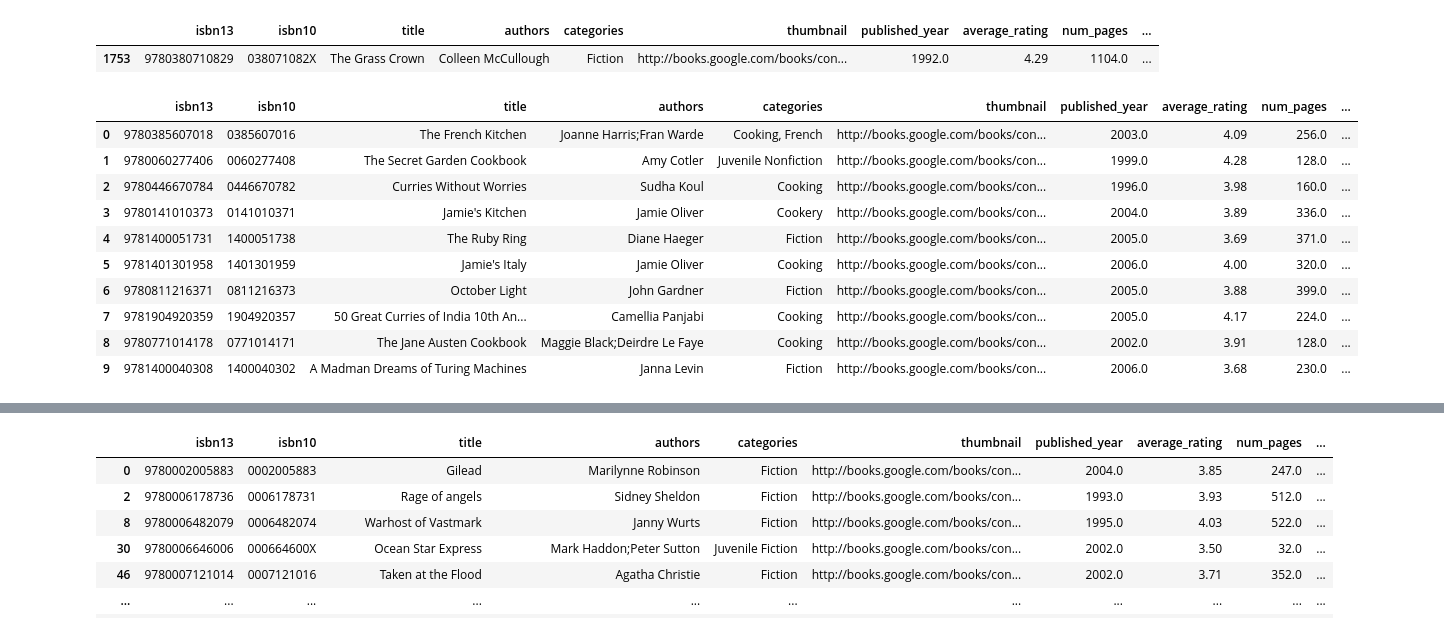
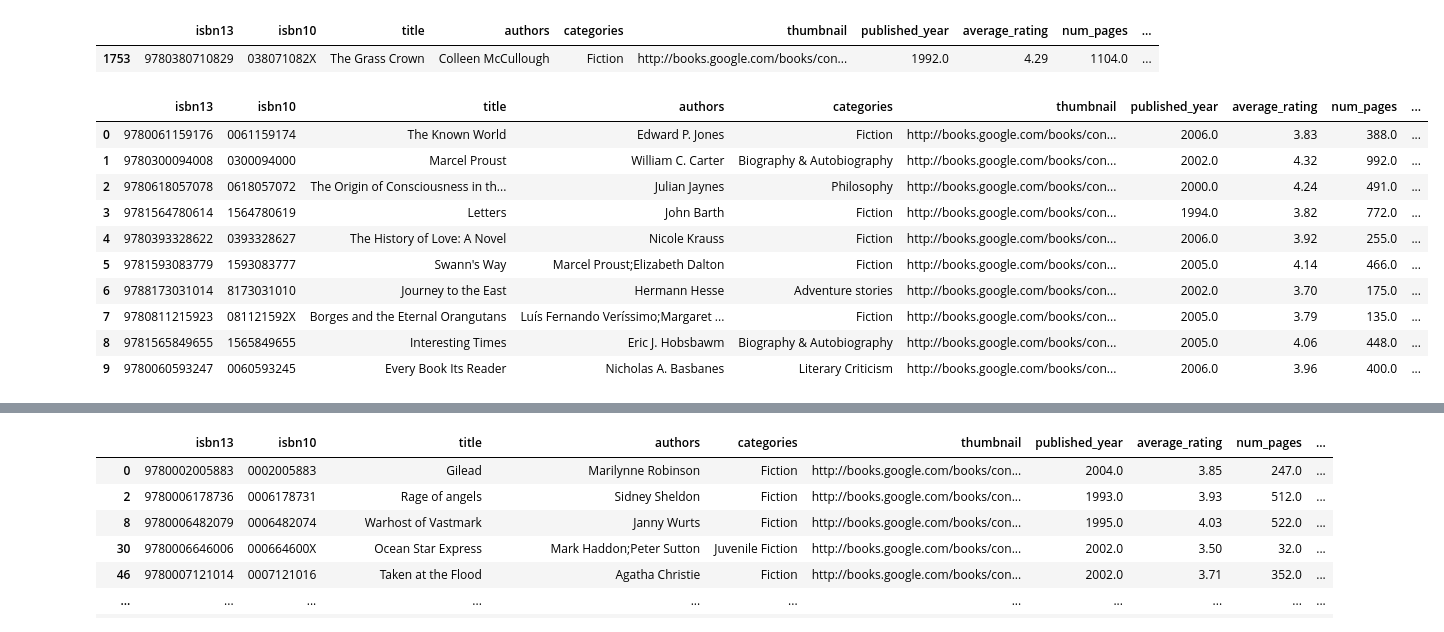
Before and after one commit to Anurag20075/book-recommender, a Jupyter notebook: vector_Search.ipynb, the cells around one changed output, grey strips where cells are left out. Drawn from its saved outputs; the diff is of its cells as text; code cells hidden in the pictures.

```diff
--- a/vector_Search.ipynb
+++ b/vector_Search.ipynb
@@ -30,7 +50,7 @@ books["tagged_description"].to_csv("tagged_descriptions.text",
 from langchain_community.document_loaders import TextLoader
 from langchain_text_splitters import CharacterTextSplitter
 
-raw_data = TextLoader("tagged_descriptions.text").load()
+raw_data = TextLoader("tagged_descriptions.text", encoding="utf-8").load()
 
 # 2. Set chunk_size to 1000 (roughly the length of a book summary)
 # and chunk_overlap to 100 (keeps context between chunks)
@@ -110,19 +177,27 @@ Starting initial ingestion...
 # %%
 import os
 from langchain_chroma import Chroma
+from langchain_huggingface import HuggingFaceEmbeddings
 
-# Use the exact same path and embedding function
-db_path = "book_db_final_version"
+# 1. Re-initialize the exact same model wrapper used for building
+model_name = "sentence-transformers/all-MiniLM-L6-v2"
+hf_embeddings = HuggingFaceEmbeddings(model_name=model_name)
+
+# 2. Path to your saved folder
+db_path = "./book_db_final_version"
 
 if os.path.exists(db_path):
-    # This only LOADS the database. It does NOT create it or call the API for new embeddings.
+    # This LOADS the database from disk
     db_books = Chroma(
         persist_directory=db_path,
-        embedding_function=embeddings
+        embedding_function=hf_embeddings  # Must use the wrapper here!
     )
-    print(f"✅ Database loaded successfully with {len(db_books.get()['ids'])} books.")
+
+    # Verify the count
+    num_books = len(db_books.get()['ids'])
+    print(f"✅ Database loaded successfully with {num_books} books.")
 else:
-    print("❌ Error: Database folder not found. Did you delete it?")
+    print(f"❌ Error: Folder '{db_path}' not found. Run the ingestion code first!")
 # %% [output]
 ✅ Database loaded successfully with 2941 books.
 # %%
@@ -154,20 +229,20 @@ def retrieve_symmentaic_recommendations(
 #    return pd.concat(book_list).reset_index(drop=True)
     return pd.concat(book_list).reset_index(drop=True)
 # %%
-results_df=retrieve_symmentaic_recommendations("A book about a cooking",top_k=10)
+results_df=retrieve_symmentaic_recommendations("A book about a past",top_k=10)
 results_df
 # %% [output]
 |  | isbn13 | isbn10 | title | authors | categories | thumbnail | published_year | average_rating | num_pages | ... |
-| 0 | 9780385607018 | 0385607016 | The French Kitchen | Joanne Harris;Fran Warde | Cooking, French | http://books.google.com/books/con... | 2003.0 | 4.09 | 256.0 | ... |
-| 1 | 9780060277406 | 0060277408 | The Secret Garden Cookbook | Amy Cotler | Juvenile Nonfiction | http://books.google.com/books/con... | 1999.0 | 4.28 | 128.0 | ... |
-| 2 | 9780446670784 | 0446670782 | Curries Without Worries | Sudha Koul | Cooking | http://books.google.com/books/con... | 1996.0 | 3.98 | 160.0 | ... |
-| 3 | 9780141010373 | 0141010371 | Jamie's Kitchen | Jamie Oliver | Cookery | http://books.google.com/books/con... | 2004.0 | 3.89 | 336.0 | ... |
-| 4 | 9781400051731 | 1400051738 | The Ruby Ring | Diane Haeger | Fiction | http://books.google.com/books/con... | 2005.0 | 3.69 | 371.0 | ... |
-| 5 | 9781401301958 | 1401301959 | Jamie's Italy | Jamie Oliver | Cooking | http://books.google.com/books/con... | 2006.0 | 4.00 | 320.0 | ... |
-| 6 | 9780811216371 | 0811216373 | October Light | John Gardner | Fiction | http://books.google.com/books/con... | 2005.0 | 3.88 | 399.0 | ... |
-| 7 | 9781904920359 | 1904920357 | 50 Great Curries of India 10th An... | Camellia Panjabi | Cooking | http://books.google.com/books/con... | 2005.0 | 4.17 | 224.0 | ... |
-| 8 | 9780771014178 | 0771014171 | The Jane Austen Cookbook | Maggie Black;Deirdre Le Faye | Cooking | http://books.google.com/books/con... | 2002.0 | 3.91 | 128.0 | ... |
-| 9 | 9781400040308 | 1400040302 | A Madman Dreams of Turing Machines | Janna Levin | Fiction | http://books.google.com/books/con... | 2006.0 | 3.68 | 230.0 | ... |
+| 0 | 9780061159176 | 0061159174 | The Known World | Edward P. Jones | Fiction | http://books.google.com/books/con... | 2006.0 | 3.83 | 388.0 | ... |
+| 1 | 9780300094008 | 0300094000 | Marcel Proust | William C. Carter | Biography & Autobiography | http://books.google.com/books/con... | 2002.0 | 4.32 | 992.0 | ... |
+| 2 | 9780618057078 | 0618057072 | The Origin of Consciousness in th... | Julian Jaynes | Philosophy | http://books.google.com/books/con... | 2000.0 | 4.24 | 491.0 | ... |
+| 3 | 9781564780614 | 1564780619 | Letters | John Barth | Fiction | http://books.google.com/books/con... | 1994.0 | 3.82 | 772.0 | ... |
+| 4 | 9780393328622 | 0393328627 | The History of Love: A Novel | Nicole Krauss | Fiction | http://books.google.com/books/con... | 2006.0 | 3.92 | 255.0 | ... |
+| 5 | 9781593083779 | 1593083777 | Swann's Way | Marcel Proust;Elizabeth Dalton | Fiction | http://books.google.com/books/con... | 2005.0 | 4.14 | 466.0 | ... |
+| 6 | 9788173031014 | 8173031010 | Journey to the East | Hermann Hesse | Adventure stories | http://books.google.com/books/con... | 2002.0 | 3.70 | 175.0 | ... |
+| 7 | 9780811215923 | 081121592X | Borges and the Eternal Orangutans | Luís Fernando Veríssimo;Margaret ... | Fiction | http://books.google.com/books/con... | 2005.0 | 3.79 | 135.0 | ... |
+| 8 | 9781565849655 | 1565849655 | Interesting Times | Eric J. Hobsbawm | Biography & Autobiography | http://books.google.com/books/con... | 2005.0 | 4.06 | 448.0 | ... |
+| 9 | 9780060593247 | 0060593245 | Every Book Its Reader | Nicholas A. Basbanes | Literary Criticism | http://books.google.com/books/con... | 2006.0 | 3.96 | 400.0 | ... |
 # %%
 books['categories'].value_counts().reset_index().query('count>50')
 # %% [output]
```
Also changed, not shown: parts of 35 cells of this notebook, 4 other files.
